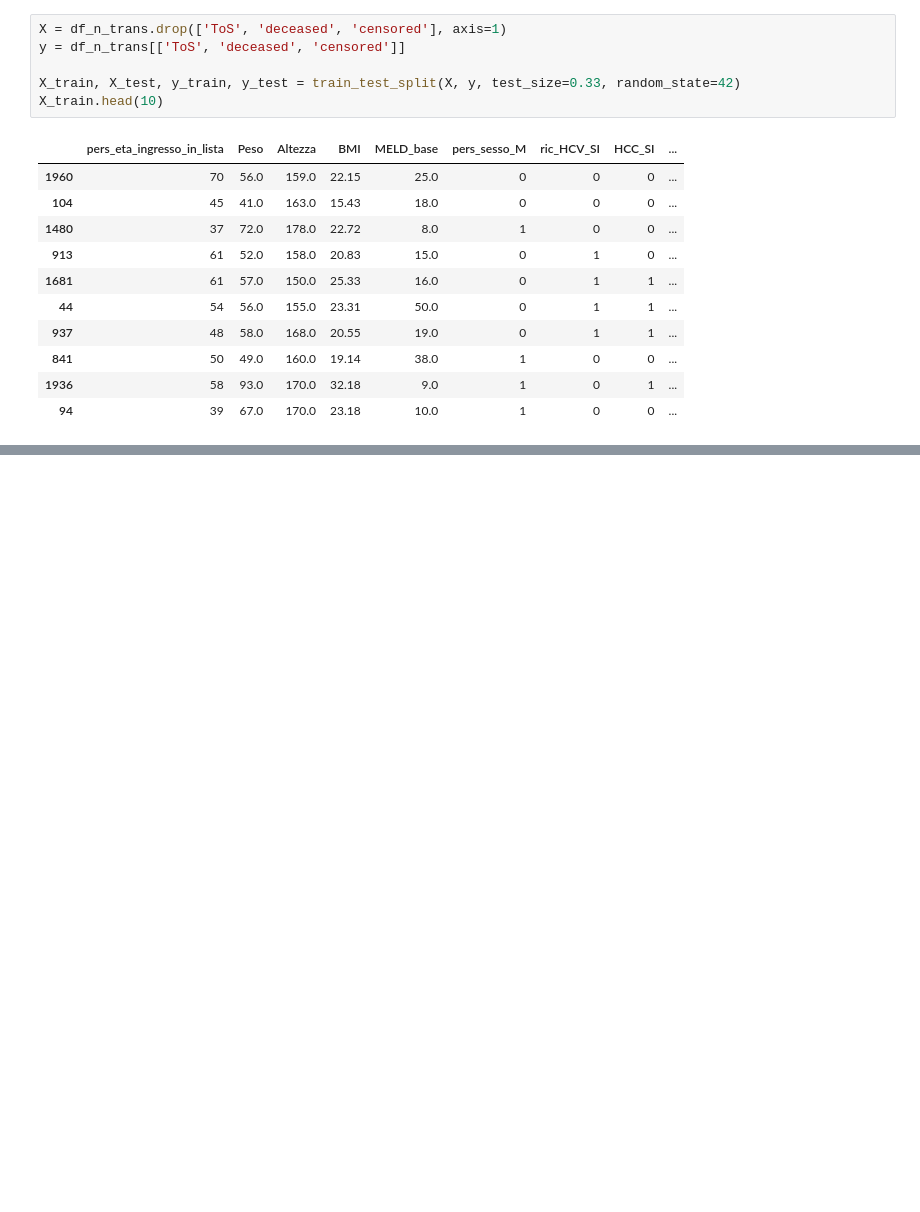
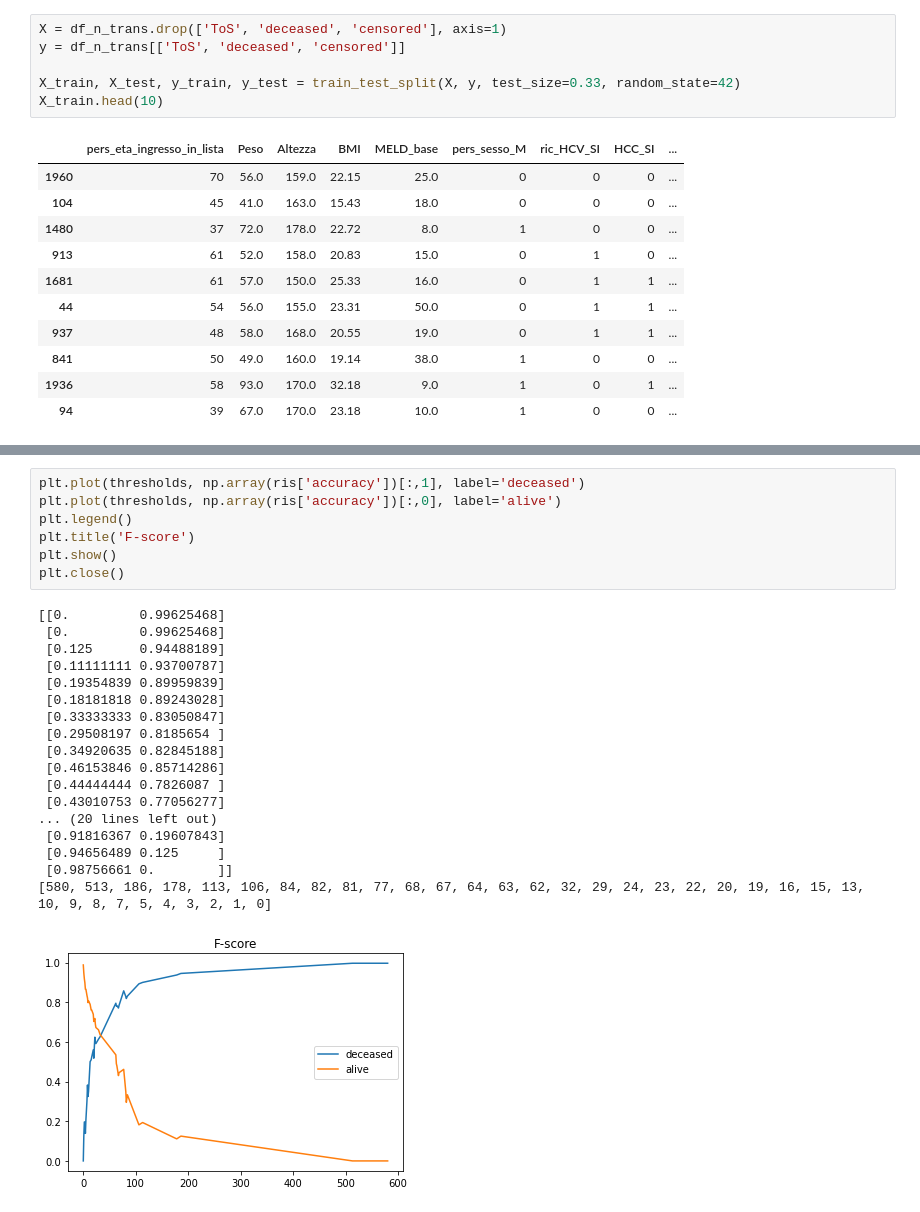
Before and after one commit to LIA-UniBo/Liver_transplant, a Jupyter notebook: censoring_analysis_ROC.ipynb, the cells around one changed output, grey strips where cells are left out. Drawn from its saved outputs; the diff is of its cells as text; blank space fills up the shorter version.

```diff
--- a/censoring_analysis_ROC.ipynb
+++ b/censoring_analysis_ROC.ipynb
@@ -220,0 +220,26 @@ WARNING:tensorflow:@custom_gradient grad_fn has 'variables' in signature, but no
+# %%
+plt.plot(thresholds, np.array(ris['accuracy'])[:,1], label='deceased')
+plt.plot(thresholds, np.array(ris['accuracy'])[:,0], label='alive')
+plt.legend()
+plt.title('F-score')
+plt.show()
+plt.close()
+# %% [output]
+[[0.         0.99625468]
+ [0.         0.99625468]
+ [0.125      0.94488189]
+ [0.11111111 0.93700787]
+ [0.19354839 0.89959839]
+ [0.18181818 0.89243028]
+ [0.33333333 0.83050847]
+ [0.29508197 0.8185654 ]
+ [0.34920635 0.82845188]
+ [0.46153846 0.85714286]
+ [0.44444444 0.7826087 ]
+ [0.43010753 0.77056277]
+... (20 lines left out)
+ [0.91816367 0.19607843]
+ [0.94656489 0.125     ]
+ [0.98756661 0.        ]]
+[580, 513, 186, 178, 113, 106, 84, 82, 81, 77, 68, 67, 64, 63, 62, 32, 29, 24, 23, 22, 20, 19, 16, 15, 13, 10, 9, 8, 7, 5, 4, 3, 2, 1, 0]
+[figure, added]
```
Also changed, not shown: parts of 9 cells of this notebook, 1 other file.
